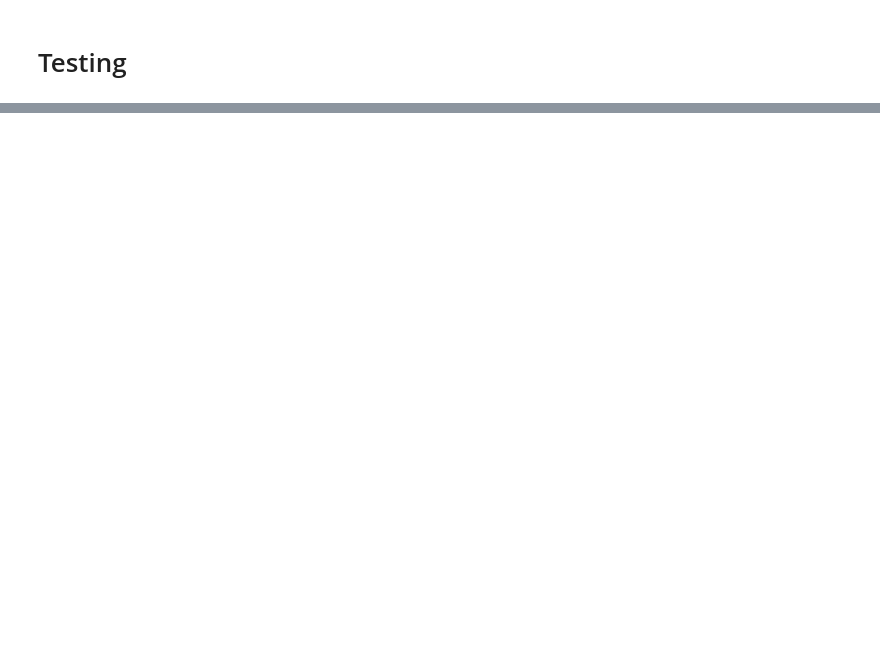
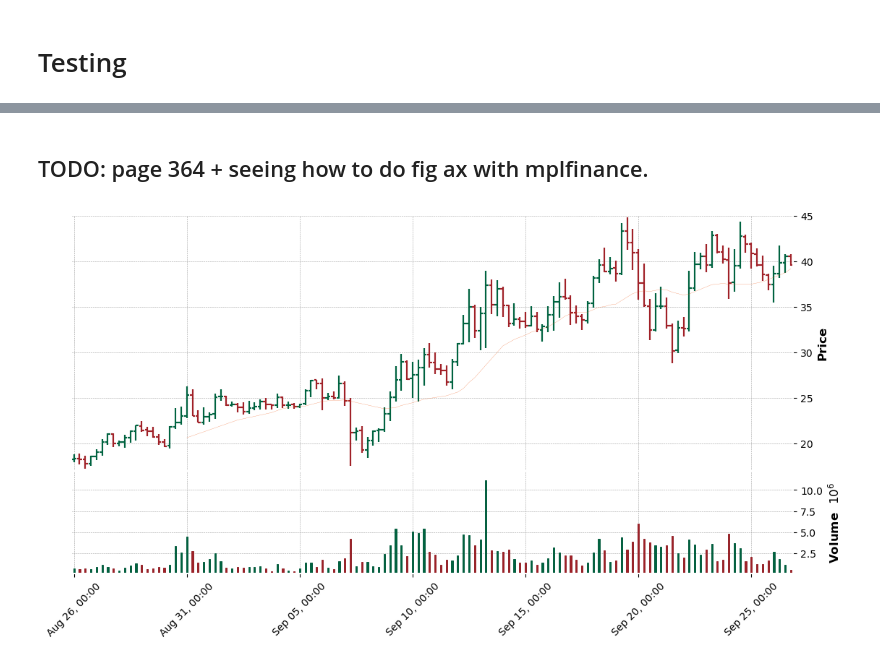
Before and after one commit to sunnymnie/chart-visualizer, a Jupyter notebook: testing.ipynb, the cells around one changed output, grey strips where cells are left out. Drawn from its saved outputs; the diff is of its cells as text; code cells hidden in the pictures; blank space fills up the shorter version.

```diff
--- a/testing.ipynb
+++ b/testing.ipynb
@@ -34,0 +78,6 @@ data
+# %%
+df = pd.DataFrame(data["open"].resample('6H').first(), columns=["open"])
+df["high"] = data["high"].resample('6H').max()
+df["low"] = data["low"].resample('6H').min()
+df["close"] = data["close"].resample('6H').last()
+df["volume"] = data["volume"].resample('6H').sum()
@@ -35,2 +101,14 @@ data
 # %%
 import mplfinance as mpf
+# %%
+mc = mpf.make_marketcolors(base_mpf_style = 'charles', volume="inherit", inherit=True)
+s = mpf.make_mpf_style(base_mpf_style = 'charles', marketcolors=mc)
+# %% [markdown]
+## TODO: page 364 + seeing how to do fig ax with mplfinance.
+# %%
+mpf.plot(df[-128:], figratio=(12, 6),
+         mav=(21), volume=True,
+         tight_layout=True, style=s,
+         scale_width_adjustment=dict(volume=0.3,ohlc=1.3, lines=0.2, ohlc_linewidth=3))
+# %% [output]
+[figure, added]
```
Also changed, not shown: parts of 10 cells of this notebook.
